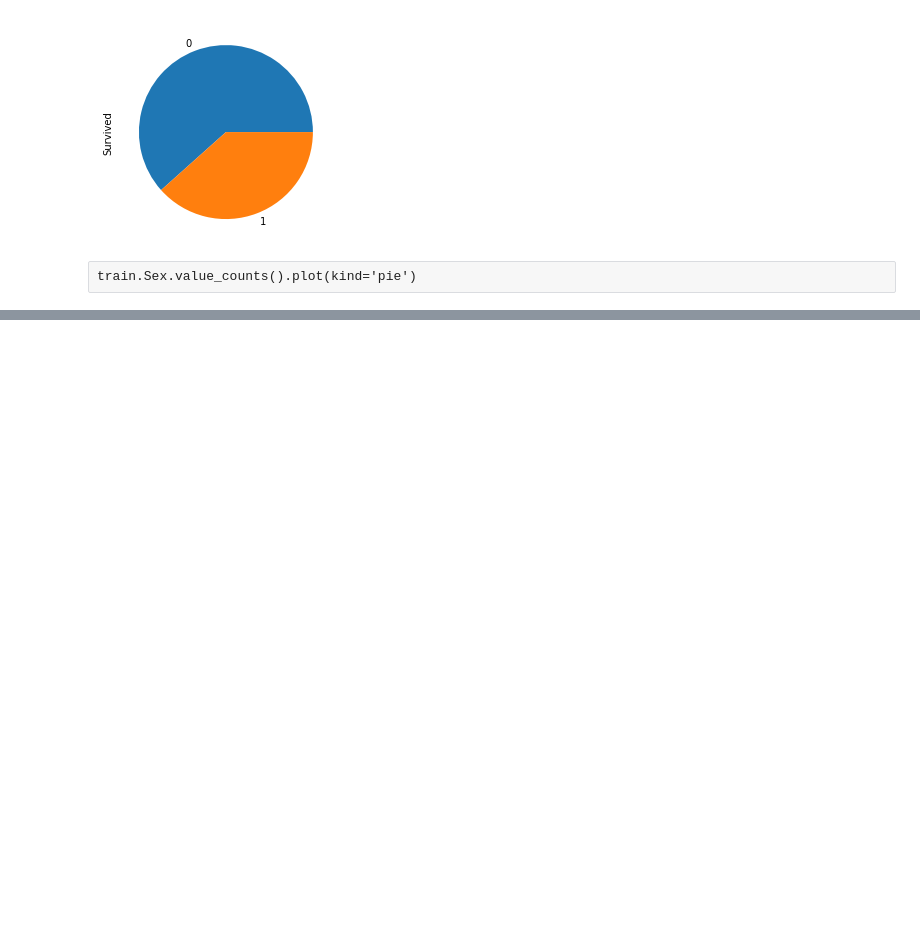
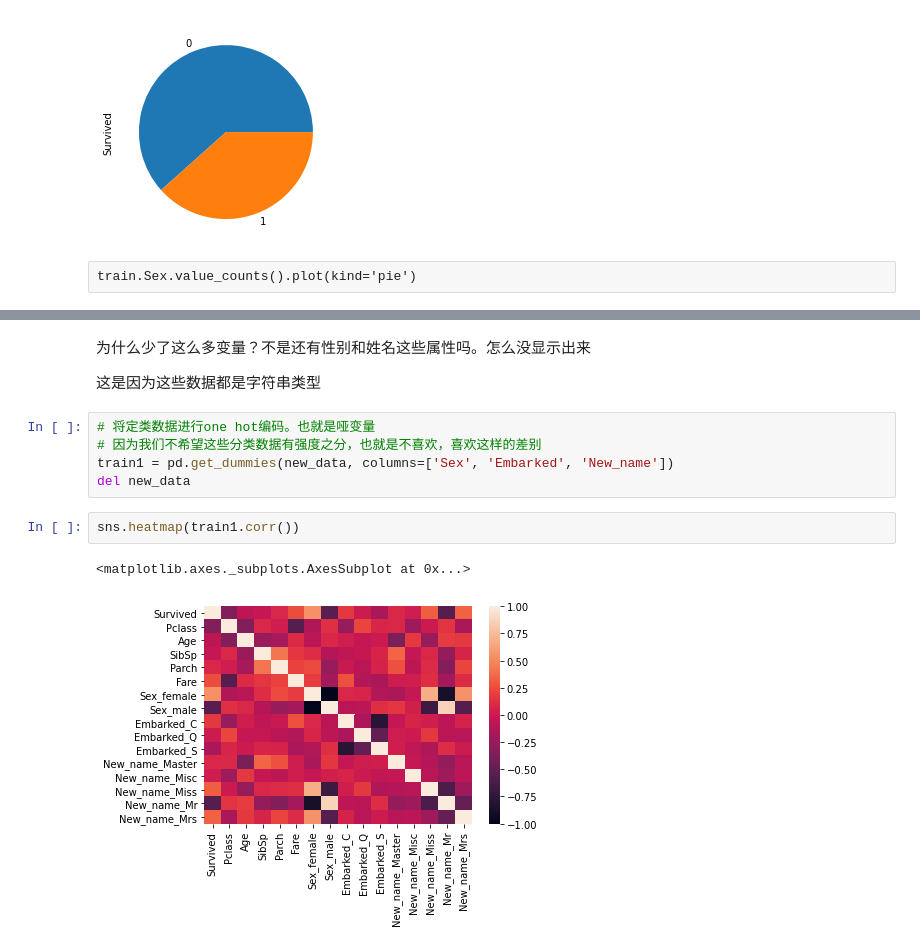
Before and after one commit to Miki123-gif/Competition-Training, a Jupyter notebook: 参照特征工程入门这本书.ipynb, the cells around one changed output, grey strips where cells are left out. Cells and saved outputs as stored; diff of their text form; blank space fills up the shorter version.

```diff
--- a/参照特征工程入门这本书.ipynb
+++ b/参照特征工程入门这本书.ipynb
@@ -207,0 +316,14 @@ train.Sex.value_counts().plot(kind='pie')
+# %% [markdown]
+为什么少了这么多变量？不是还有性别和姓名这些属性吗。怎么没显示出来
+
+这是因为这些数据都是字符串类型
+# %%
+# 将定类数据进行one hot编码。也就是哑变量
+# 因为我们不希望这些分类数据有强度之分，也就是不喜欢，喜欢这样的差别
+train1 = pd.get_dummies(new_data, columns=['Sex', 'Embarked', 'New_name'])
+del new_data
+# %%
+sns.heatmap(train1.corr())
+# %% [output]
+<matplotlib.axes._subplots.AxesSubplot at 0x...>
+[figure, added]
```
Also changed, not shown: parts of 43 cells of this notebook.
